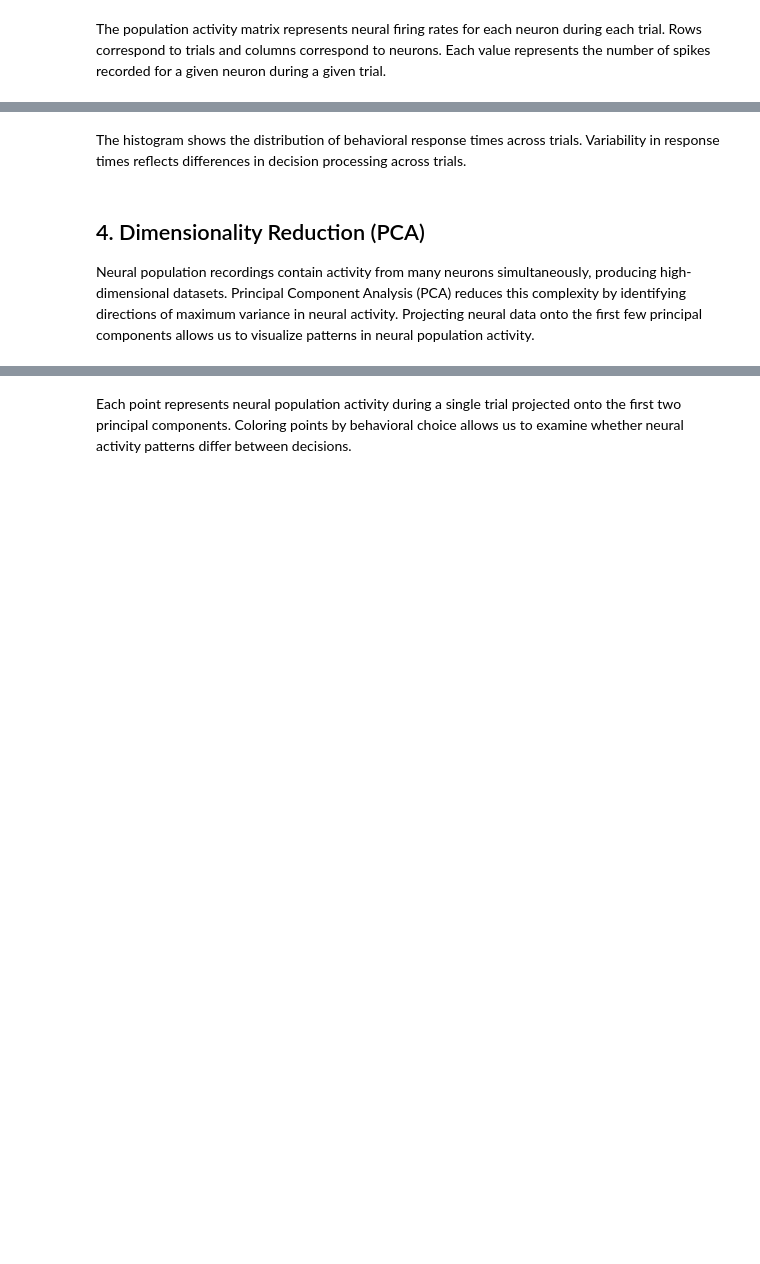
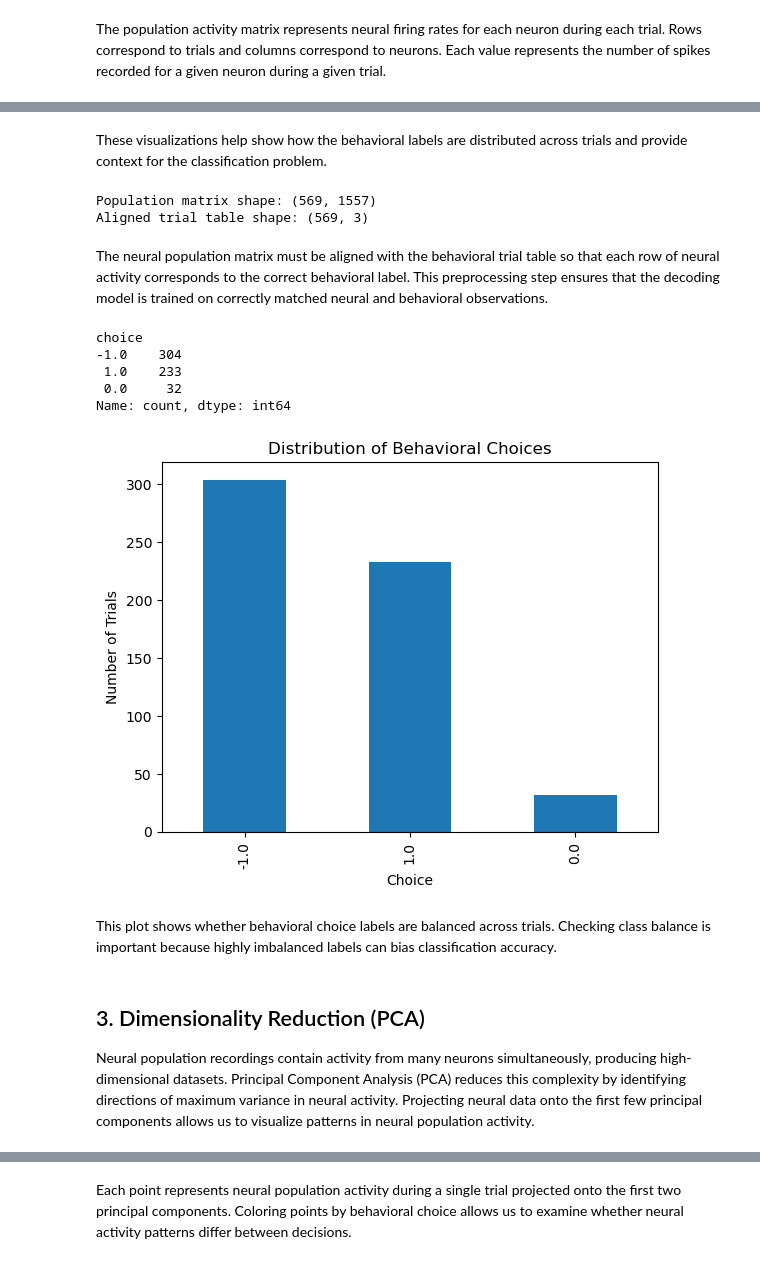
Before and after one commit to ishikanahar/Bipn162FinalProject, a Jupyter notebook: notebooks/neural_decoding_project.ipynb, the cells around one changed output, grey strips where cells are left out. Cells and saved outputs as stored; diff of their text form; code cells hidden in the pictures; blank space fills up the shorter version.

Commit message:
Update neural decoding notebook

```diff
--- a/notebooks/neural_decoding_project.ipynb
+++ b/notebooks/neural_decoding_project.ipynb
@@ -70,7 +109,43 @@ plt.show()
 # %% [markdown]
-The histogram shows the distribution of behavioral response times across trials. Variability in response times reflects differences in decision processing across trials.
+These visualizations help show how the behavioral labels are distributed across trials and provide context for the classification problem.
+# %%
+# Build trial x neuron population matrix
+population_matrix = spikes.groupby(["trial_id", "neuron_id"]).size().unstack(fill_value=0)
+
+# Align trials in the neural matrix with trials in the behavioral table
+common_trials = population_matrix.index.intersection(trials["trial_id"])
+population_matrix = population_matrix.loc[common_trials]
+trials_use = trials.set_index("trial_id").loc[common_trials]
+
+X = population_matrix.values
+y = trials_use["choice"].values
+
+print("Population matrix shape:", population_matrix.shape)
+print("Aligned trial table shape:", trials_use.shape)
+# %% [output]
+Population matrix shape: (569, 1557)
+Aligned trial table shape: (569, 3)
+# %% [markdown]
+The neural population matrix must be aligned with the behavioral trial table so that each row of neural activity corresponds to the correct behavioral label. This preprocessing step ensures that the decoding model is trained on correctly matched neural and behavioral observations.
+# %%
+print(trials_use["choice"].value_counts())
+
+trials_use["choice"].value_counts().plot(kind="bar")
+plt.xlabel("Choice")
+plt.ylabel("Number of Trials")
+plt.title("Distribution of Behavioral Choices")
+plt.show()
+# %% [output]
+choice
+-1.0    304
+ 1.0    233
+ 0.0     32
+Name: count, dtype: int64
+[figure, added]
+# %% [markdown]
+This plot shows whether behavioral choice labels are balanced across trials. Checking class balance is important because highly imbalanced labels can bias classification accuracy.
 # %% [markdown]
-## 4. Dimensionality Reduction (PCA)
+## 3. Dimensionality Reduction (PCA)
 
 Neural population recordings contain activity from many neurons simultaneously, producing high-dimensional datasets. Principal Component Analysis (PCA) reduces this complexity by identifying directions of maximum variance in neural activity. Projecting neural data onto the first few principal components allows us to visualize patterns in neural population activity.
 # %%
```
Also changed, not shown: parts of 37 cells of this notebook, 1 other file.
